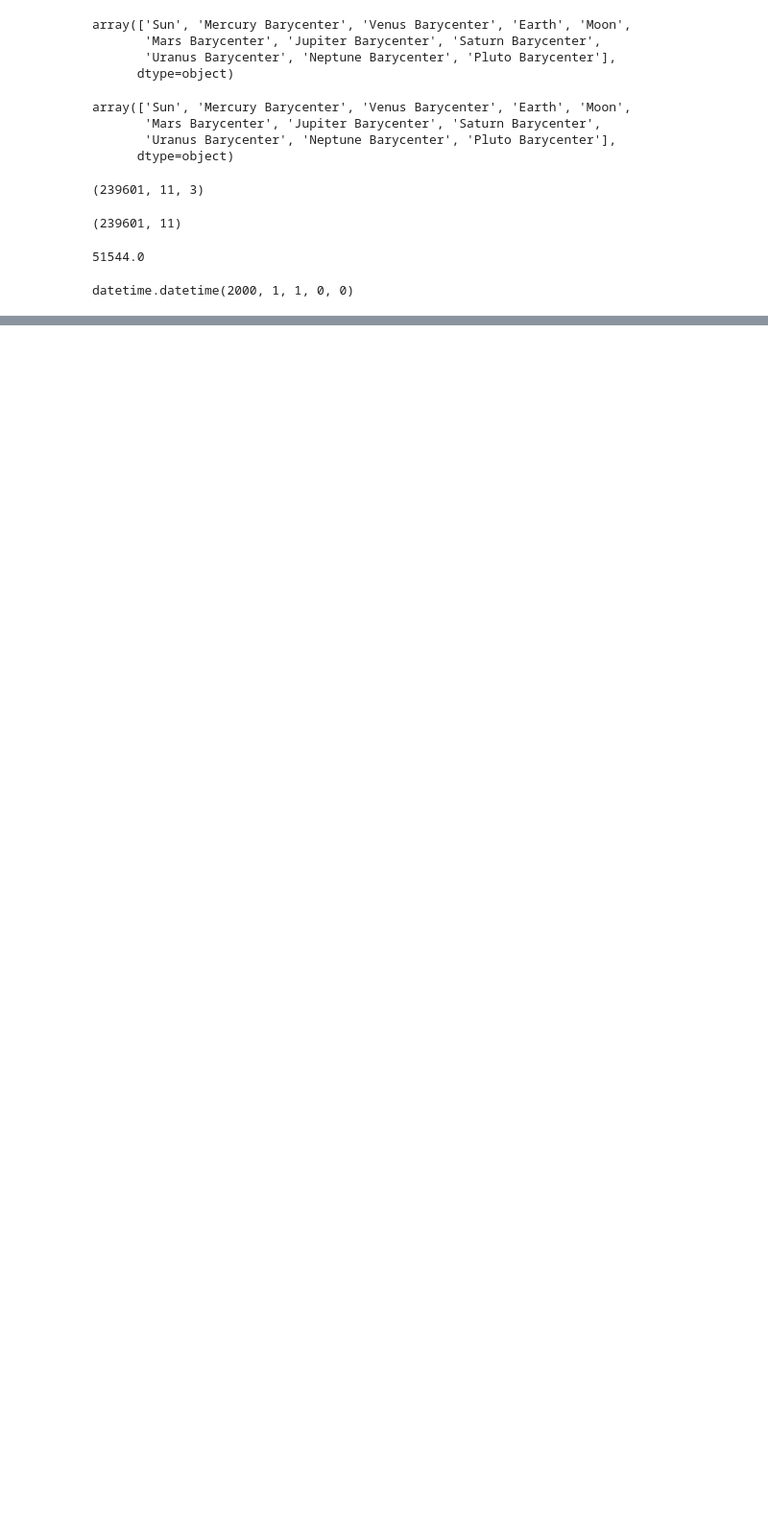
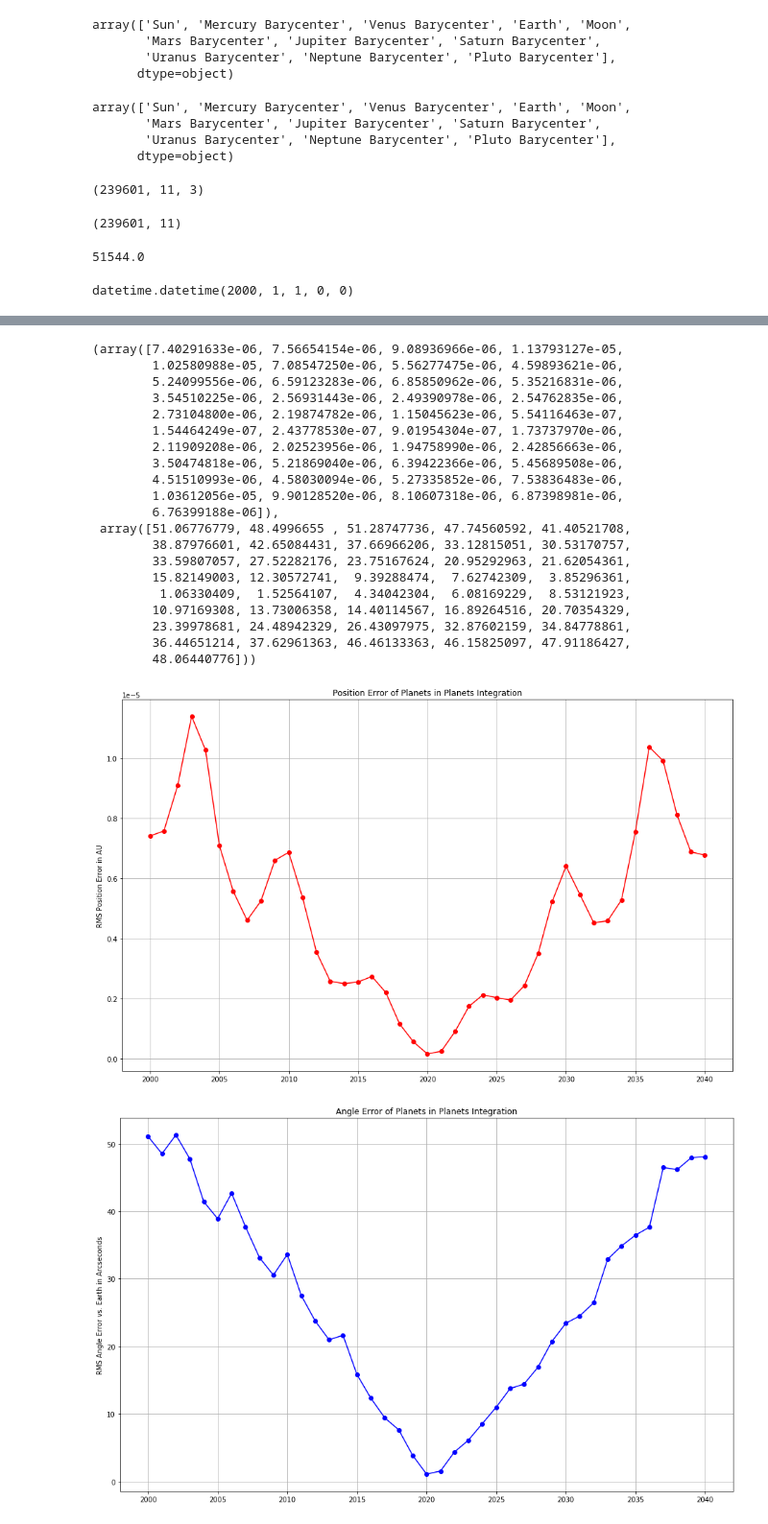
Before and after one commit to memanuel/kepler-sieve, a Jupyter notebook: jupyter/33_rebound.ipynb, the cells around one changed output, grey strips where cells are left out. Shown at 96% size. Cells and saved outputs as stored; diff of their text form; code cells hidden in the pictures; blank space fills up the shorter version.

```diff
--- a/jupyter/33_rebound.ipynb
+++ b/jupyter/33_rebound.ipynb
@@ -152,0 +158,11 @@ datetime.datetime(2000, 1, 1, 0, 0)
+# %%
+body_collection = 'Planets'
+test_bodies = sim_planets.body_names[1:]
+sim_name = 'planets'
+test_name = 'planets'
+verbose = False
+make_plot = True
+# %%
+test_integration(sa=sa, body_collection=body_collection, test_bodies=test_bodies,
+                 sim_name=sim_name, test_name=test_name, verbose=verbose, make_plot=make_plot)
+# %% [output]
@@ -152,0 +172,22 @@ datetime.datetime(2000, 1, 1, 0, 0)
+(array([7.40291633e-06, 7.56654154e-06, 9.08936966e-06, 1.13793127e-05,
+        1.02580988e-05, 7.08547250e-06, 5.56277475e-06, 4.59893621e-06,
+        5.24099556e-06, 6.59123283e-06, 6.85850962e-06, 5.35216831e-06,
+        3.54510225e-06, 2.56931443e-06, 2.49390978e-06, 2.54762835e-06,
+        2.73104800e-06, 2.19874782e-06, 1.15045623e-06, 5.54116463e-07,
+        1.54464249e-07, 2.43778530e-07, 9.01954304e-07, 1.73737970e-06,
+        2.11909208e-06, 2.02523956e-06, 1.94758990e-06, 2.42856663e-06,
+        3.50474818e-06, 5.21869040e-06, 6.39422366e-06, 5.45689508e-06,
+        4.51510993e-06, 4.58030094e-06, 5.27335852e-06, 7.53836483e-06,
+        1.03612056e-05, 9.90128520e-06, 8.10607318e-06, 6.87398981e-06,
+        6.76399188e-06]),
+ array([51.06776779, 48.4996655 , 51.28747736, 47.74560592, 41.40521708,
+        38.87976601, 42.65084431, 37.66966206, 33.12815051, 30.53170757,
+        33.59807057, 27.52282176, 23.75167624, 20.95292963, 21.62054361,
+        15.82149003, 12.30572741,  9.39288474,  7.62742309,  3.85296361,
+         1.06330409,  1.52564107,  4.34042304,  6.08169229,  8.53121923,
+        10.97169308, 13.73006358, 14.40114567, 16.89264516, 20.70354329,
+        23.39978681, 24.48942329, 26.43097975, 32.87602159, 34.84778861,
+        36.44651214, 37.62961363, 46.46133363, 46.15825097, 47.91186427,
+        48.06440776]))
+[figure, added]
+[figure, added]
```
Also changed, not shown: parts of 4 cells of this notebook, 1 other file.
